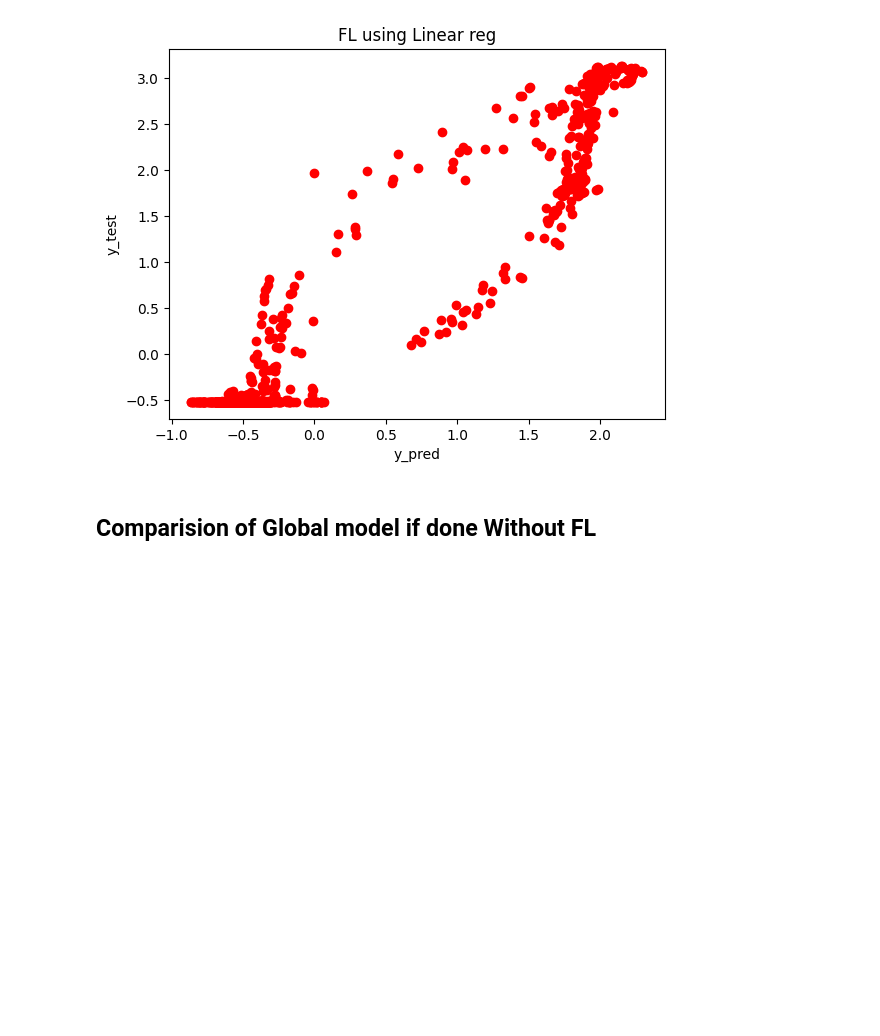
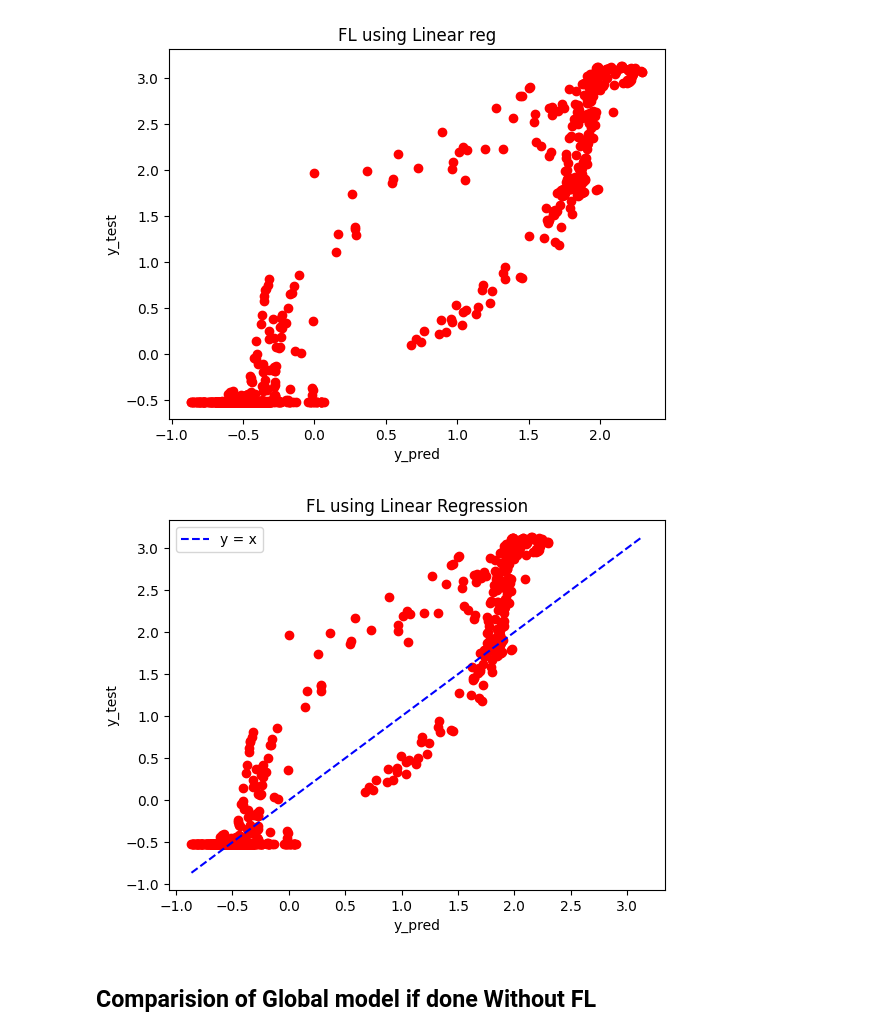
Before and after one commit to prajwalandysam/FYP-Group-3, a Jupyter notebook: Eval2.ipynb, the cells around one changed output. Cells and saved outputs as stored; diff of their text form; code cells hidden in the pictures; blank space fills up the shorter version.

Commit message:
added y=x line in graphs

```diff
--- a/Eval2.ipynb
+++ b/Eval2.ipynb
@@ -231,6 +231,24 @@ plt.ylabel('y_test')
 plt.show()
 # %% [output]
 [figure]
+# %%
+
+# Scatter plot of predictions vs actual values
+plt.scatter(y_pred, y_test, color='red')
+
+# Plot y=x line
+min_val = min(min(y_pred), min(y_test))
+max_val = max(max(y_pred), max(y_test))
+plt.plot([min_val, max_val], [min_val, max_val], color='blue', linestyle='--', label='y = x')
+
+# Adding title and labels
+plt.title("FL using Linear Regression")
+plt.xlabel('y_pred')
+plt.ylabel('y_test')
+plt.legend()  # Show the legend
+plt.show()
+# %% [output]
+[figure, added]
 # %% [markdown]
 ## Comparision of Global model if done Without FL
 # %%
```
Also changed, not shown: parts of 1 cell of this notebook.
